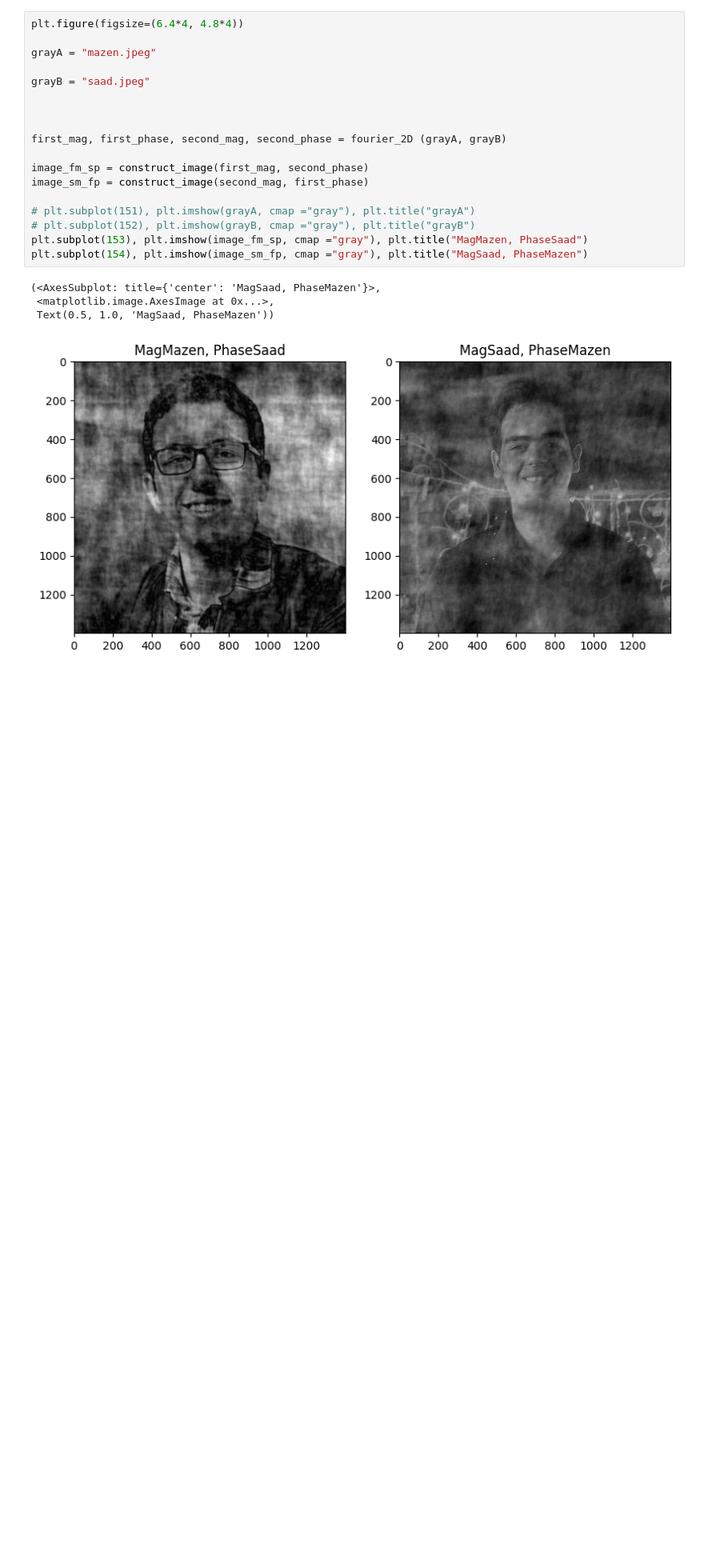
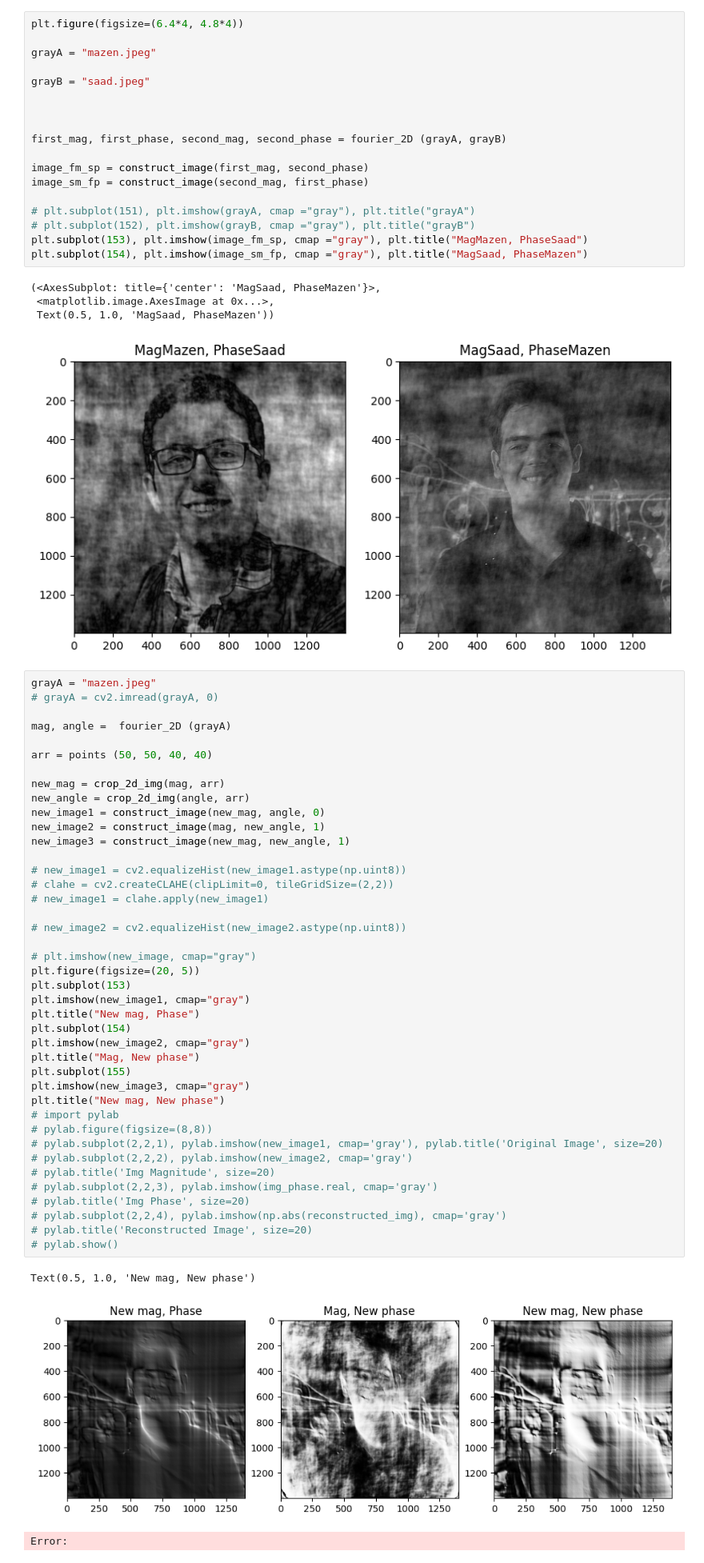
Before and after one commit to omaranwar21/Image_Mixer, a Jupyter notebook: processing/processing.ipynb, the cells around one changed output. Shown at 80% size. Drawn from its saved outputs; the diff is of its cells as text; blank space fills up the shorter version.

```diff
--- a/processing/processing.ipynb
+++ b/processing/processing.ipynb
@@ -181,3 +218,48 @@ plt.subplot(154), plt.imshow(image_sm_fp, cmap ="gray"), plt.title("MagSaad, Pha
  <matplotlib.image.AxesImage at 0x...>,
  Text(0.5, 1.0, 'MagSaad, PhaseMazen'))
 [figure]
+# %%
+grayA = "mazen.jpeg"
+# grayA = cv2.imread(grayA, 0)
+
+mag, angle =  fourier_2D (grayA)
+
+arr = points (50, 50, 40, 40)
+
+new_mag = crop_2d_img(mag, arr)
+new_angle = crop_2d_img(angle, arr)
+new_image1 = construct_image(new_mag, angle, 0)
+new_image2 = construct_image(mag, new_angle, 1)
+new_image3 = construct_image(new_mag, new_angle, 1)
+
+# new_image1 = cv2.equalizeHist(new_image1.astype(np.uint8))
+# clahe = cv2.createCLAHE(clipLimit=0, tileGridSize=(2,2))
+# new_image1 = clahe.apply(new_image1)
+
+# new_image2 = cv2.equalizeHist(new_image2.astype(np.uint8))
+
+# plt.imshow(new_image, cmap="gray")
+plt.figure(figsize=(20, 5))
+plt.subplot(153)
+plt.imshow(new_image1, cmap="gray")
+plt.title("New mag, Phase")
+plt.subplot(154)
+plt.imshow(new_image2, cmap="gray")
+plt.title("Mag, New phase")
+plt.subplot(155)
+plt.imshow(new_image3, cmap="gray")
+plt.title("New mag, New phase")
+# import pylab
+# pylab.figure(figsize=(8,8))
+# pylab.subplot(2,2,1), pylab.imshow(new_image1, cmap='gray'), pylab.title('Original Image', size=20)
+# pylab.subplot(2,2,2), pylab.imshow(new_image2, cmap='gray')
+# pylab.title('Img Magnitude', size=20)
+# pylab.subplot(2,2,3), pylab.imshow(img_phase.real, cmap='gray')
+# pylab.title('Img Phase', size=20)
+# pylab.subplot(2,2,4), pylab.imshow(np.abs(reconstructed_img), cmap='gray')
+# pylab.title('Reconstructed Image', size=20)
+# pylab.show()
+# %% [output]
+Text(0.5, 1.0, 'New mag, New phase')
+[figure, added]
+Error:
```
Also changed, not shown: parts of 4 cells of this notebook, 2 other files.
